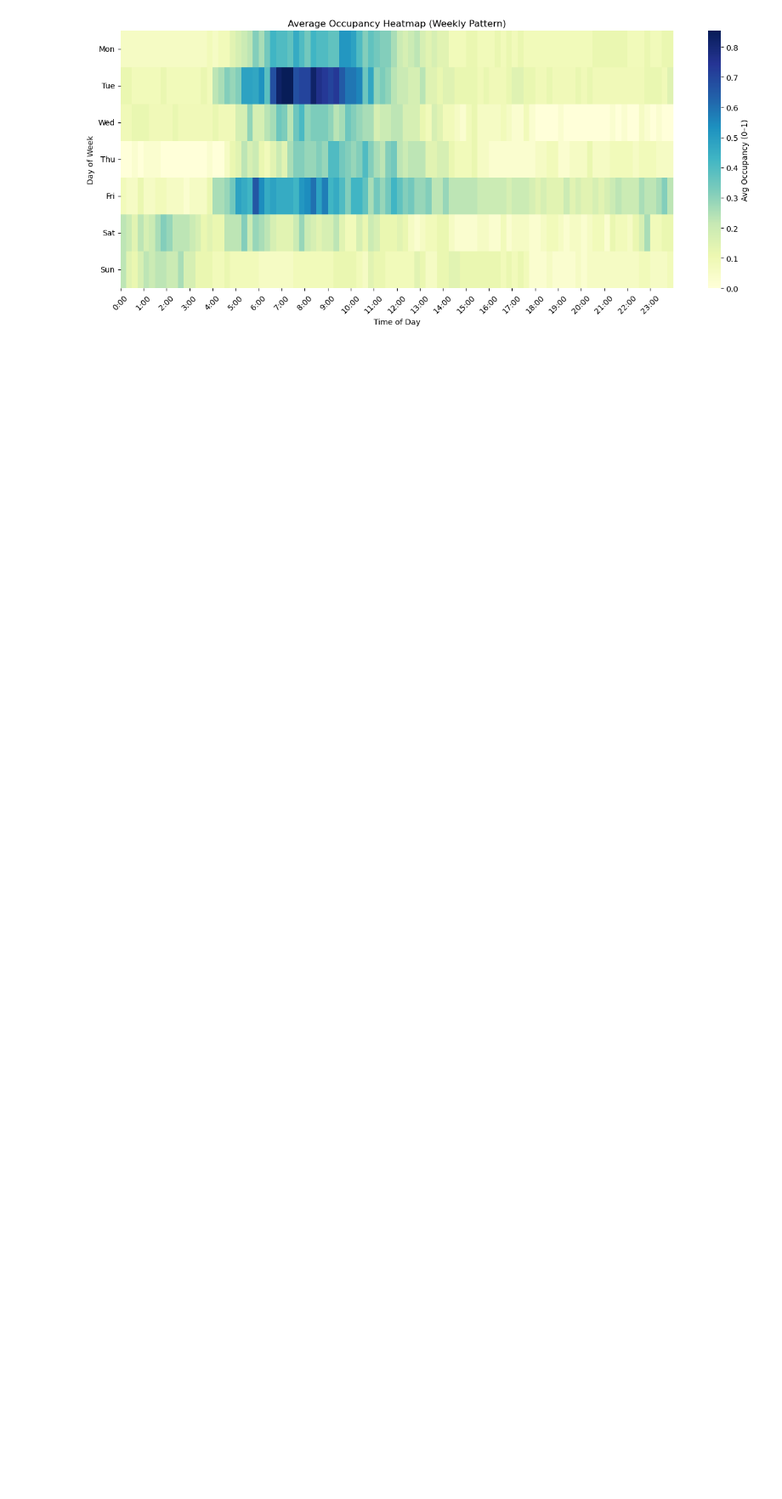
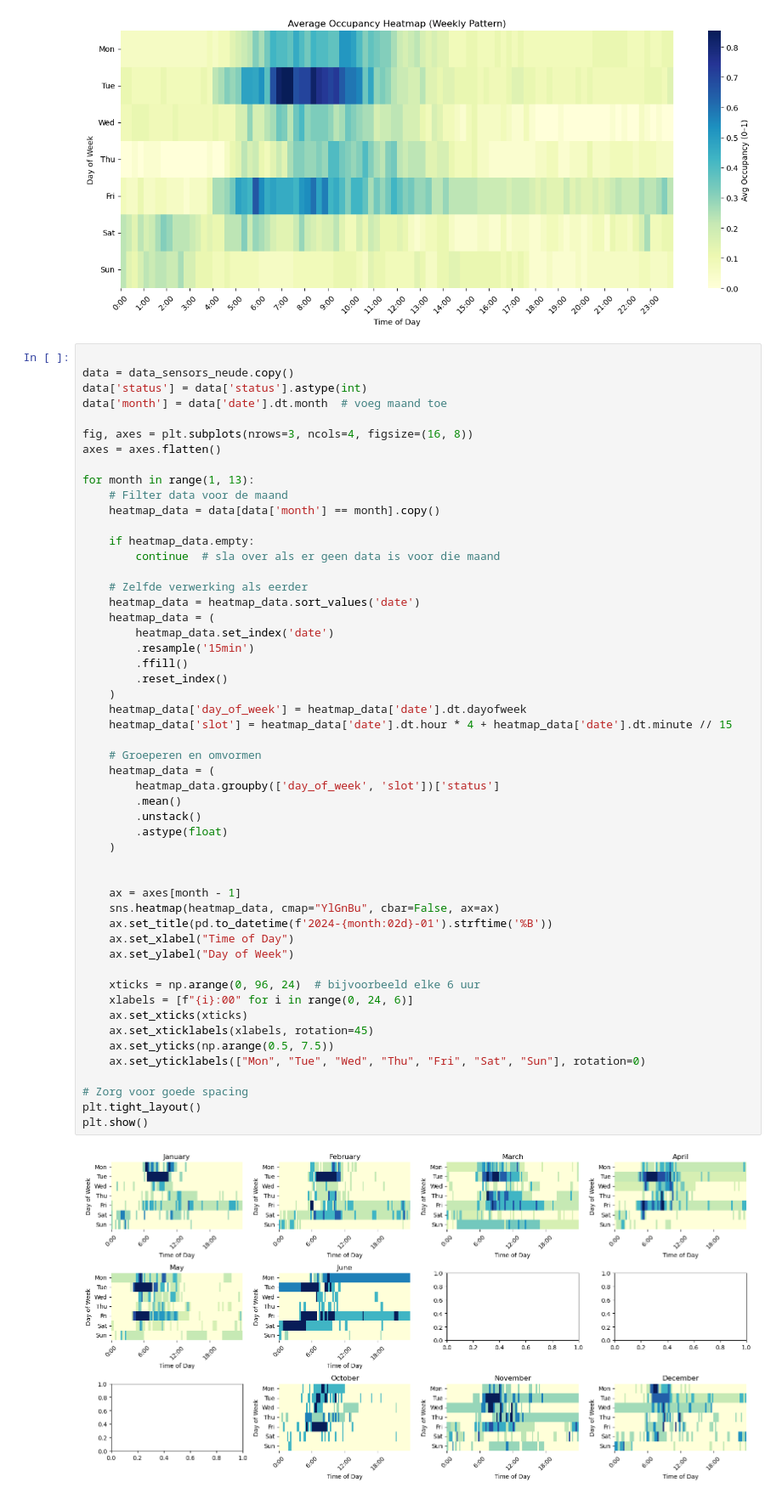
Before and after one commit to chenneman/CTC-advanced-data-science, a Jupyter notebook: XGboost.ipynb, the cells around one changed output. Shown at 85% size. Drawn from its saved outputs; the diff is of its cells as text; blank space fills up the shorter version.

Commit message:
Graphs per month, and avg test and prediction set and comparison for 1 day

```diff
--- a/XGboost.ipynb
+++ b/XGboost.ipynb
@@ -57,6 +55,60 @@ plt.yticks(np.arange(0.5,7.5), labels=["Mon","Tue","Wed","Thu","Fri","Sat","Sun"
 plt.show()
 # %% [output]
 [figure]
+# %%
+
+data = data_sensors_neude.copy()
+data['status'] = data['status'].astype(int)
+data['month'] = data['date'].dt.month  # voeg maand toe
+
+fig, axes = plt.subplots(nrows=3, ncols=4, figsize=(16, 8))
+axes = axes.flatten()
+
+for month in range(1, 13):
+    # Filter data voor de maand
+    heatmap_data = data[data['month'] == month].copy()
+
+    if heatmap_data.empty:
+        continue  # sla over als er geen data is voor die maand
+
+    # Zelfde verwerking als eerder
+    heatmap_data = heatmap_data.sort_values('date')
+    heatmap_data = (
+        heatmap_data.set_index('date')
+        .resample('15min')
+        .ffill()
+        .reset_index()
+    )
+    heatmap_data['day_of_week'] = heatmap_data['date'].dt.dayofweek
+    heatmap_data['slot'] = heatmap_data['date'].dt.hour * 4 + heatmap_data['date'].dt.minute // 15
+
+    # Groeperen en omvormen
+    heatmap_data = (
+        heatmap_data.groupby(['day_of_week', 'slot'])['status']
+        .mean()
+        .unstack()
+        .astype(float)
+    )
+
+
+    ax = axes[month - 1]
+    sns.heatmap(heatmap_data, cmap="YlGnBu", cbar=False, ax=ax)
+    ax.set_title(pd.to_datetime(f'2024-{month:02d}-01').strftime('%B'))
+    ax.set_xlabel("Time of Day")
+    ax.set_ylabel("Day of Week")
+
+    xticks = np.arange(0, 96, 24)  # bijvoorbeeld elke 6 uur
+    xlabels = [f"{i}:00" for i in range(0, 24, 6)]
+    ax.set_xticks(xticks)
+    ax.set_xticklabels(xlabels, rotation=45)
+    ax.set_yticks(np.arange(0.5, 7.5))
+    ax.set_yticklabels(["Mon", "Tue", "Wed", "Thu", "Fri", "Sat", "Sun"], rotation=0)
+
+# Zorg voor goede spacing
+plt.tight_layout()
+plt.show()
+# %% [output]
+[figure, added]
 # %%
 # Copy original dataset
 data = data_sensors_neude.copy()
```
Also changed, not shown: parts of 8 cells of this notebook.
